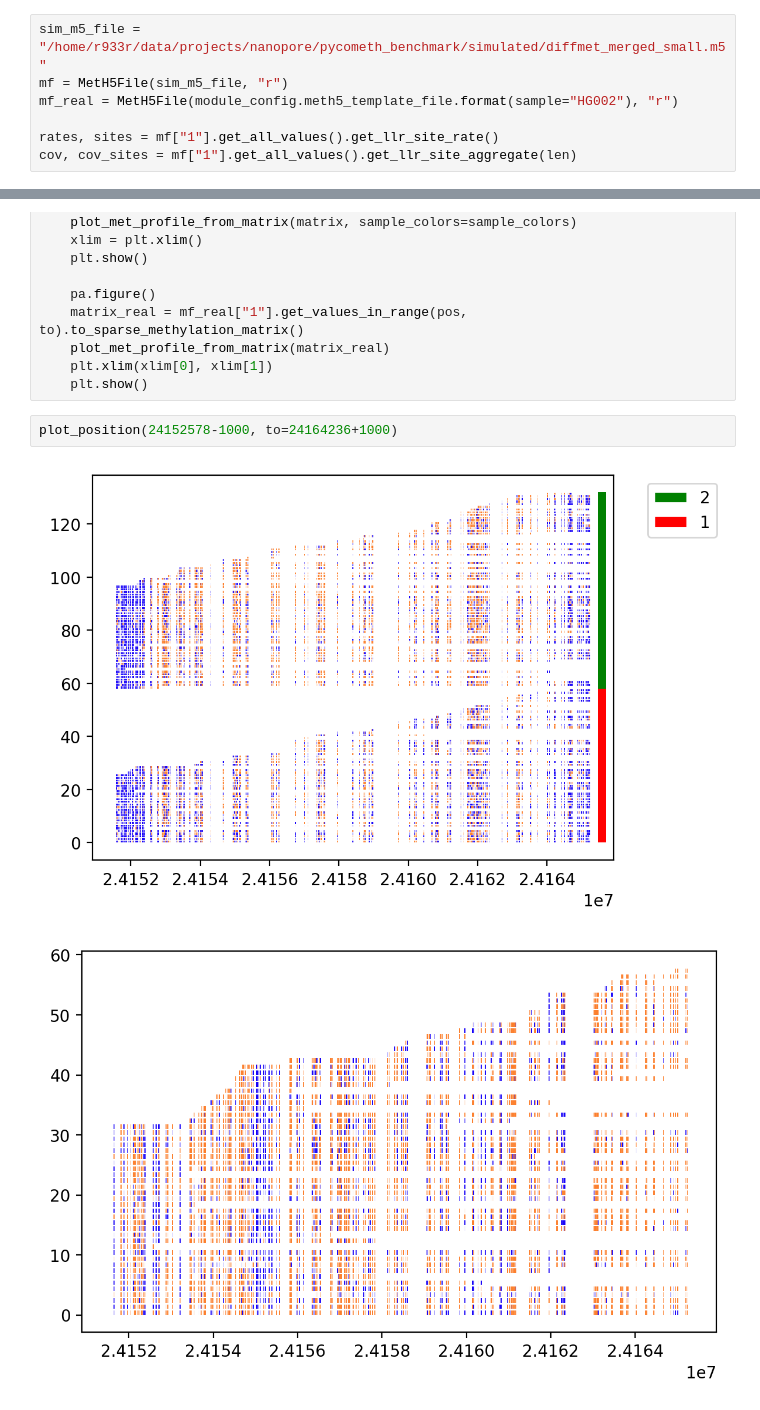
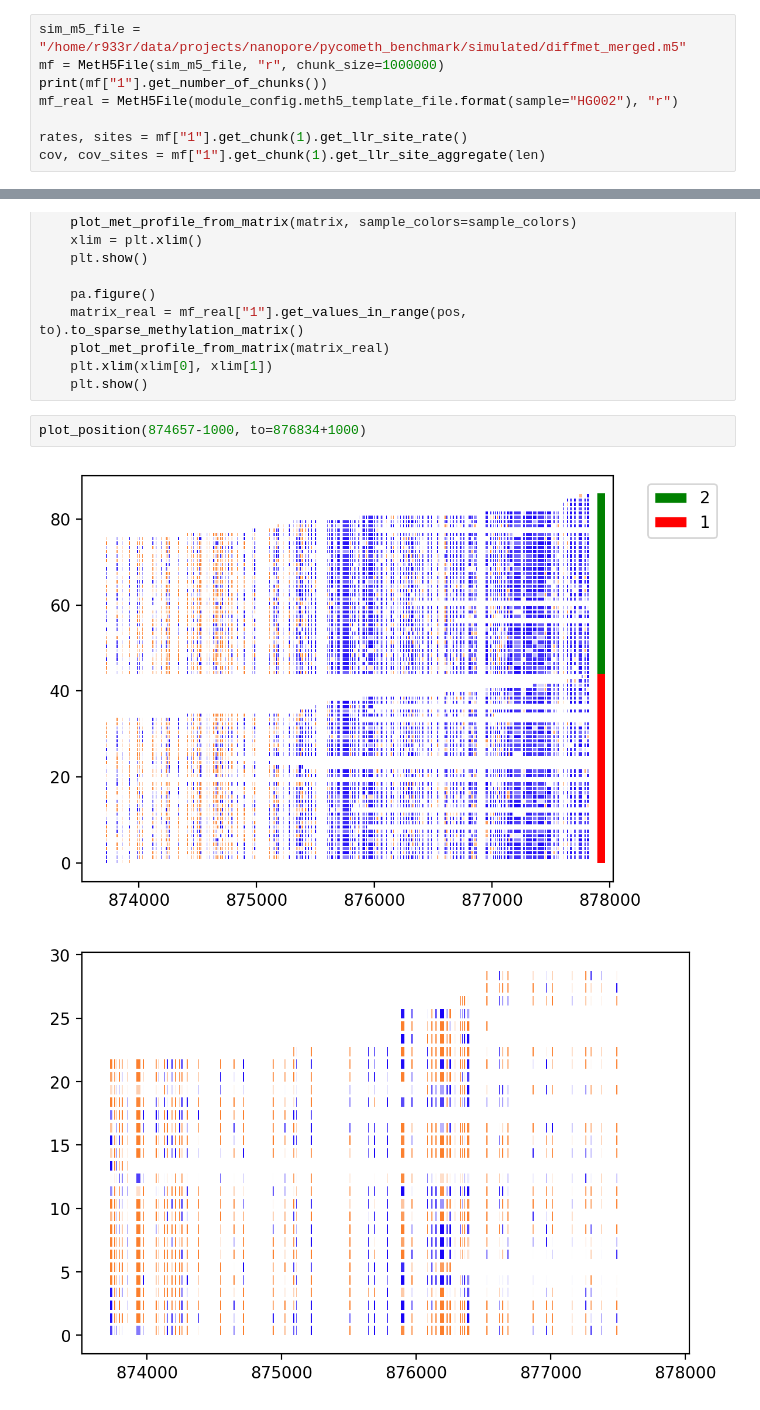
Before and after one commit to snajder-r/benchmark_meth5, a Jupyter notebook: notebooks/simulate_nanopore_data.ipynb, the cells around one changed output, grey strips where cells are left out. Cells and saved outputs as stored; diff of their text form.

```diff
--- a/notebooks/simulate_nanopore_data.ipynb
+++ b/notebooks/simulate_nanopore_data.ipynb
@@ -27,9 +27,10 @@ sim.generate_meth5(sim_m5_file, "sample", 500000, chunksize = 1000, n_procs=16)
 # %% [output]
 {1, 2}
 # %%
-sim_m5_file = "/home/r933r/data/projects/nanopore/pycometh_benchmark/simulated/diffmet_merged_small.m5"
-mf = MetH5File(sim_m5_file, "r")
+sim_m5_file = "/home/r933r/data/projects/nanopore/pycometh_benchmark/simulated/diffmet_merged.m5"
+mf = MetH5File(sim_m5_file, "r", chunk_size=1000000)
+print(mf["1"].get_number_of_chunks())
 mf_real = MetH5File(module_config.meth5_template_file.format(sample="HG002"), "r")
 
-rates, sites = mf["1"].get_all_values().get_llr_site_rate()
-cov, cov_sites = mf["1"].get_all_values().get_llr_site_aggregate(len)
+rates, sites = mf["1"].get_chunk(1).get_llr_site_rate()
+cov, cov_sites = mf["1"].get_chunk(1).get_llr_site_aggregate(len)
@@ -67,7 +72,7 @@ def plot_position(pos, to=None, flanks=5000):
     plt.xlim(xlim[0], xlim[1])
     plt.show()
 # %%
-plot_position(24152578-1000, to=24164236+1000)
+plot_position(874657-1000, to=876834+1000)
 # %% [output]
-[figure, old version]
+[figure, new version]
-[figure, old version]
+[figure, new version]
```
Also changed, not shown: parts of 4 cells of this notebook, 7 other files.
